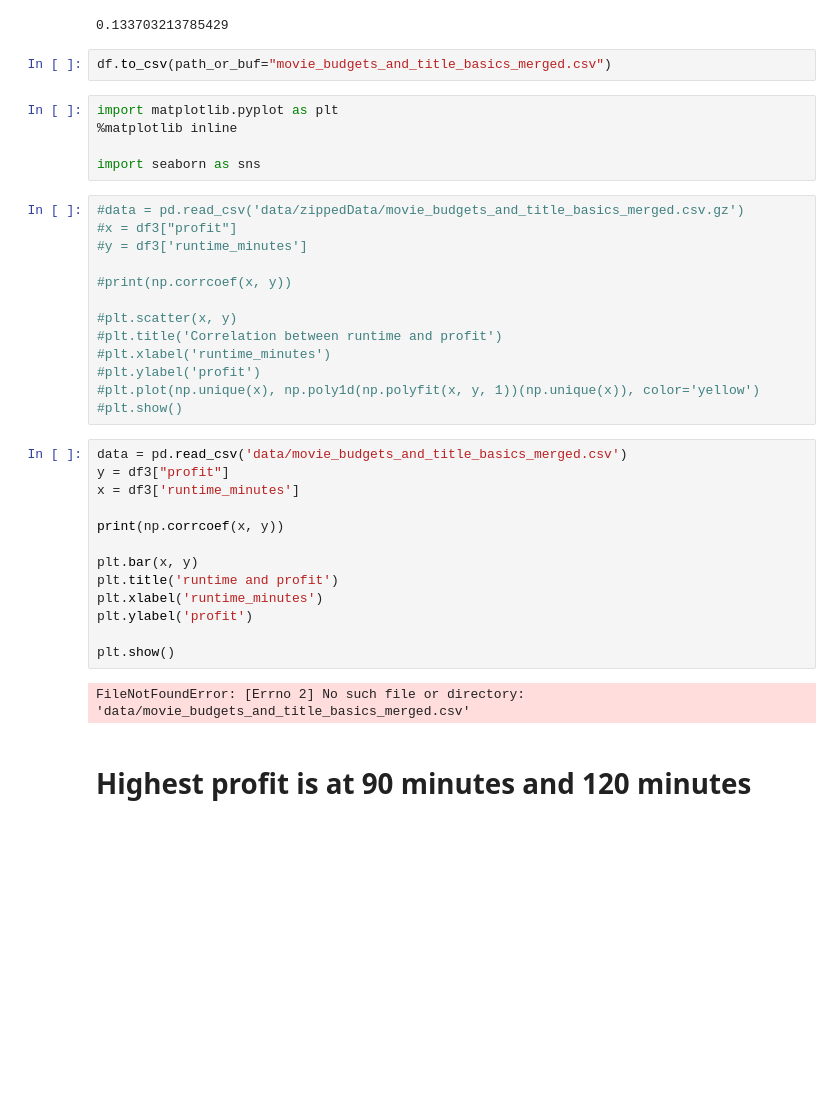
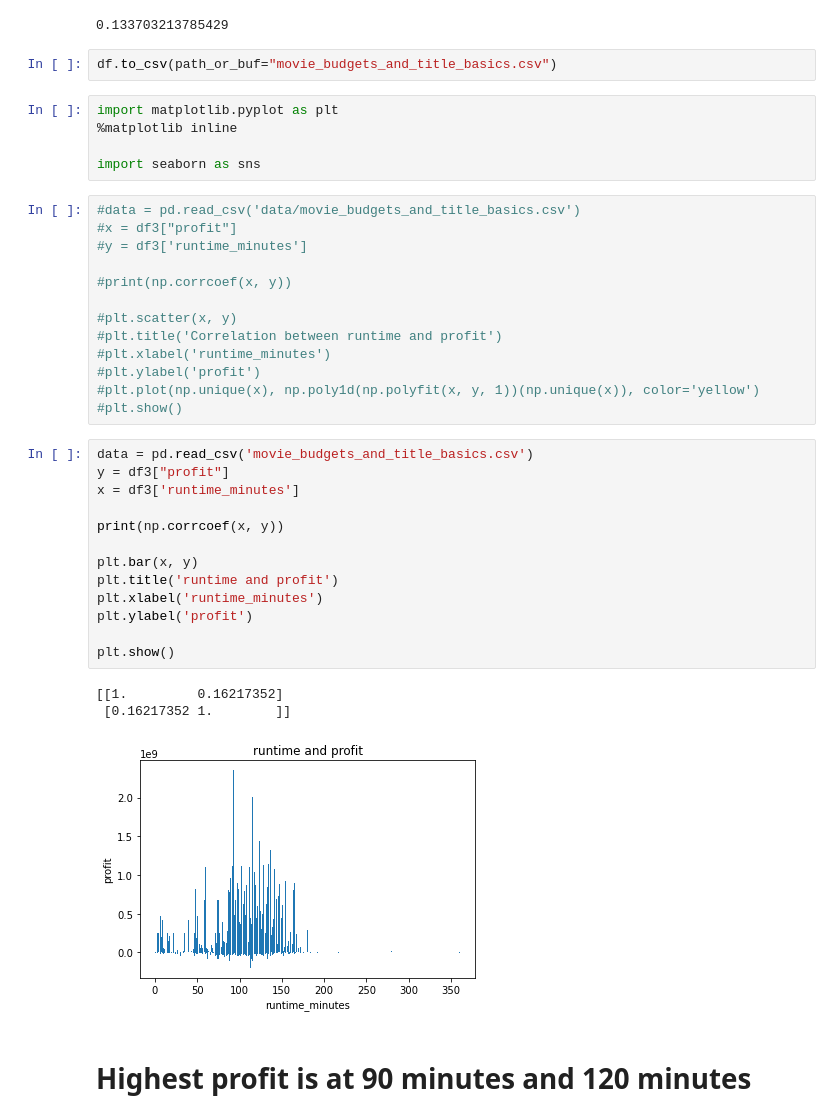
Before and after one commit to andre3000y/Movie_box_office_analysis, a Jupyter notebook: Movie Budget and Title Basics merged.ipynb, the cells around one changed output. Cells and saved outputs as stored; diff of their text form; blank space fills up the shorter version.

Commit message:
made two new graphs

```diff
--- a/Movie Budget and Title Basics merged.ipynb
+++ b/Movie Budget and Title Basics merged.ipynb
@@ -136,14 +124,14 @@ print(correlation)
 # %% [output]
 0.133703213785429
 # %%
-df.to_csv(path_or_buf="movie_budgets_and_title_basics_merged.csv")
+df.to_csv(path_or_buf="movie_budgets_and_title_basics.csv")
 # %%
 import matplotlib.pyplot as plt
 %matplotlib inline
 
 import seaborn as sns
 # %%
-#data = pd.read_csv('data/zippedData/movie_budgets_and_title_basics_merged.csv.gz')
+#data = pd.read_csv('data/movie_budgets_and_title_basics.csv')
 #x = df3["profit"]
 #y = df3['runtime_minutes']
 
@@ -156,20 +144,22 @@ import seaborn as sns
 #plt.plot(np.unique(x), np.poly1d(np.polyfit(x, y, 1))(np.unique(x)), color='yellow')
 #plt.show()
 # %%
-data = pd.read_csv('data/movie_budgets_and_title_basics_merged.csv')
+data = pd.read_csv('movie_budgets_and_title_basics.csv')
 y = df3["profit"]
 x = df3['runtime_minutes']
 
 print(np.corrcoef(x, y))
 
 plt.bar(x, y)
 plt.title('runtime and profit')
 plt.xlabel('runtime_minutes')
 plt.ylabel('profit')
 
 plt.show()
 # %% [output]
-FileNotFoundError: [Errno 2] No such file or directory: 'data/movie_budgets_and_title_basics_merged.csv'
+[[1.         0.16217352]
+ [0.16217352 1.        ]]
+[figure, added]
 # %% [markdown]
 # Highest profit is at 90 minutes and 120 minutes
 # %%
```
Also changed, not shown: parts of 6 cells of this notebook.
